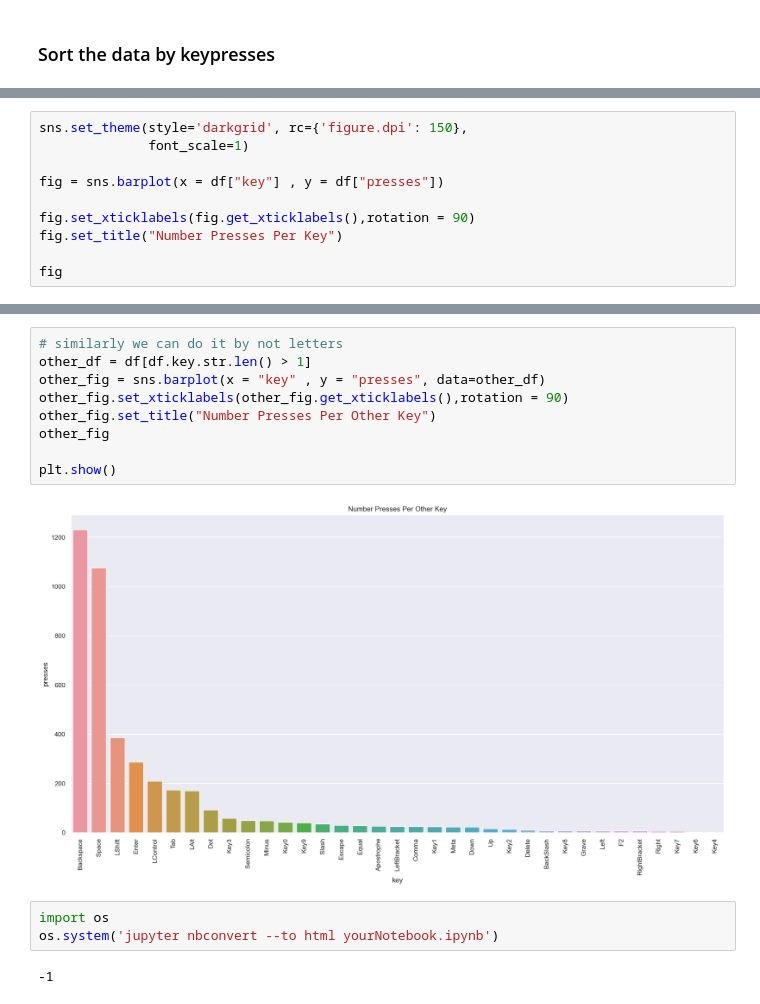
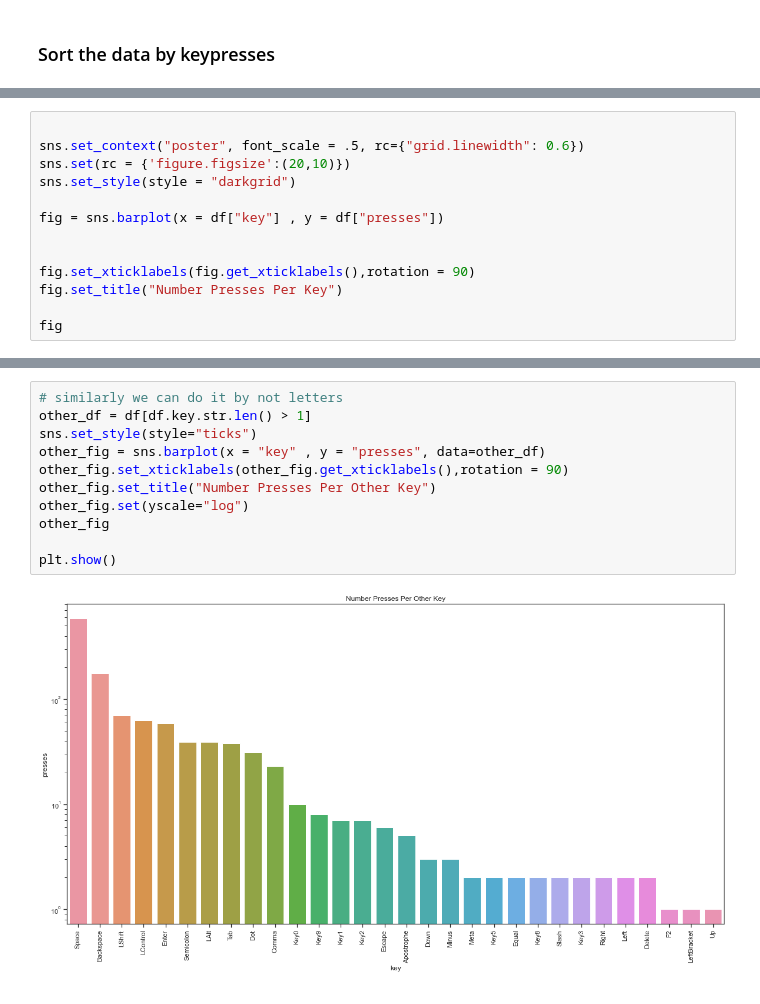
Before and after one commit to AlexanderBarry/keyboard-reader, a Jupyter notebook: analyzer.ipynb, the cells around one changed output, grey strips where cells are left out. Cells and saved outputs as stored; diff of their text form.

```diff
--- a/analyzer.ipynb
+++ b/analyzer.ipynb
@@ -39,8 +37,11 @@ The total is 9978 presses
 # %%
-sns.set_theme(style='darkgrid', rc={'figure.dpi': 150},
-              font_scale=1)
+
+sns.set_context("poster", font_scale = .5, rc={"grid.linewidth": 0.6})
+sns.set(rc = {'figure.figsize':(20,10)})
+sns.set_style(style = "darkgrid")
 
 fig = sns.barplot(x = df["key"] , y = df["presses"])
+
 
 fig.set_xticklabels(fig.get_xticklabels(),rotation = 90)
 fig.set_title("Number Presses Per Key")
@@ -77,16 +78,13 @@ letters_fig
 # %%
 # similarly we can do it by not letters
 other_df = df[df.key.str.len() > 1]
+sns.set_style(style="ticks")
 other_fig = sns.barplot(x = "key" , y = "presses", data=other_df)
 other_fig.set_xticklabels(other_fig.get_xticklabels(),rotation = 90)
 other_fig.set_title("Number Presses Per Other Key")
+other_fig.set(yscale="log")
 other_fig
 
 plt.show()
 # %% [output]
-[figure, old version]
+[figure, new version]
-# %%
-import os
-os.system('jupyter nbconvert --to html yourNotebook.ipynb')
-# %% [output]
--1
```
Also changed, not shown: parts of 5 cells of this notebook, 5 other files.
